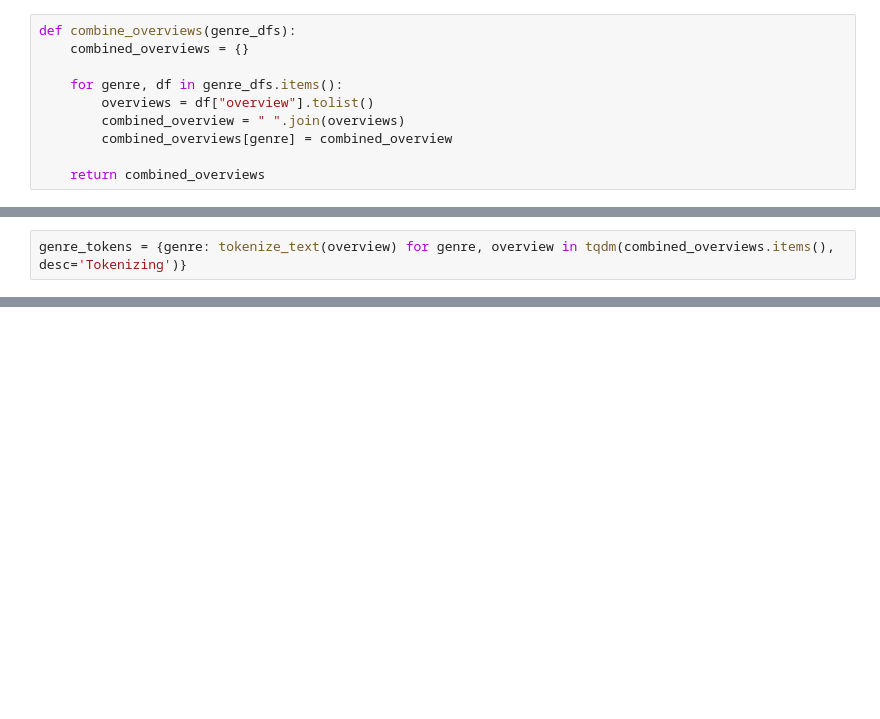
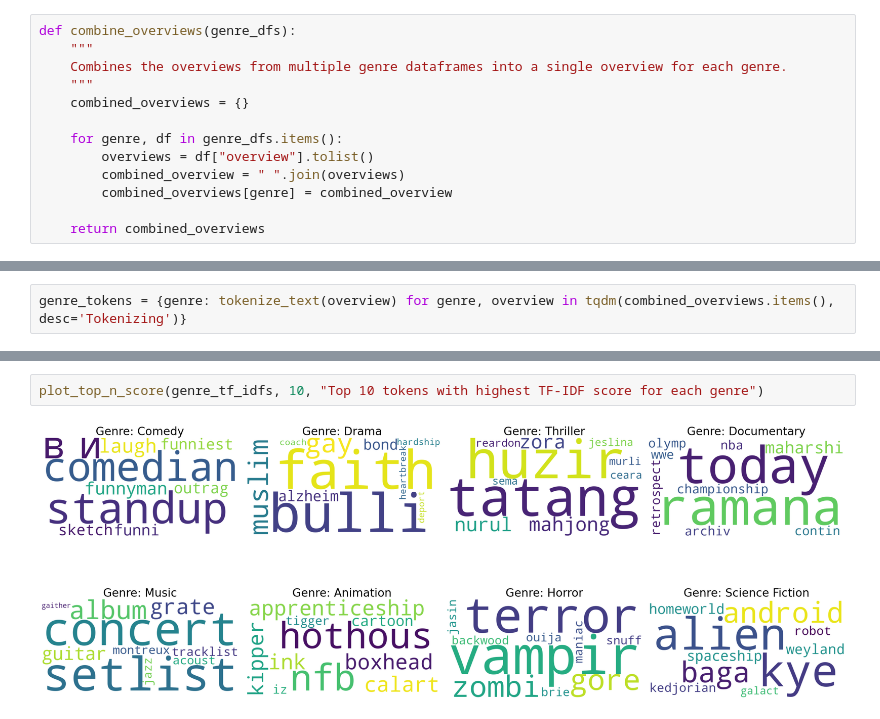
Before and after one commit to Simo067m/ComSocSci-Assignments, a Jupyter notebook: project/text_analysis.ipynb, the cells around one changed output, grey strips where cells are left out. Saved outputs shown, nothing was run; the diff lists cells and outputs as text; blank space fills up the shorter version.

```diff
--- a/project/text_analysis.ipynb
+++ b/project/text_analysis.ipynb
@@ -62,6 +66,9 @@ def seperate_by_genre(movies_df):
     return genre_dfs
 # %%
 def combine_overviews(genre_dfs):
+    """
+    Combines the overviews from multiple genre dataframes into a single overview for each genre.
+    """
     combined_overviews = {}
 
     for genre, df in genre_dfs.items():
@@ -182,0 +292,4 @@ genre_tf_idfs = get_genre_tf_idf(genre_tokens)
+# %%
+plot_top_n_score(genre_tf_idfs, 10, "Top 10 tokens with highest TF-IDF score for each genre")
+# %% [output]
+[figure, added]
```
Also changed, not shown: parts of 23 cells of this notebook.
